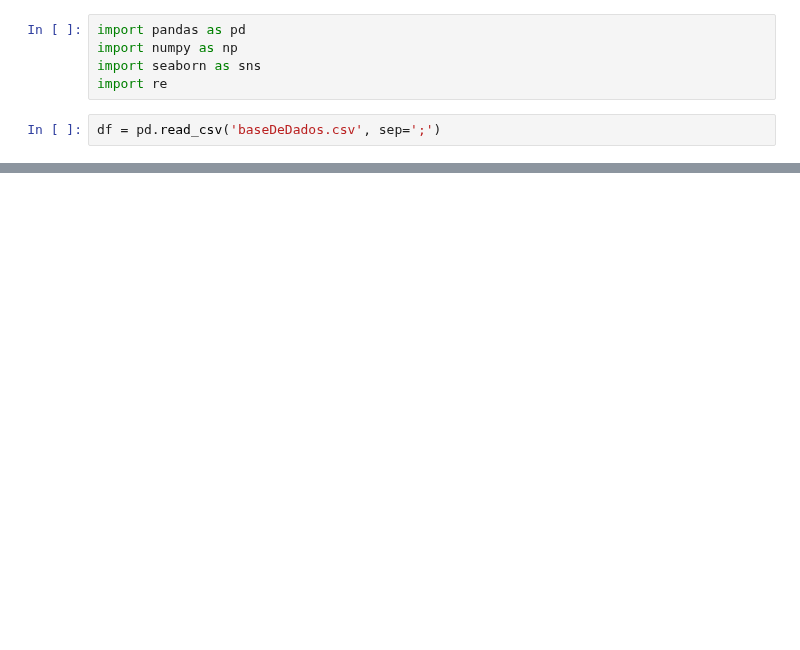
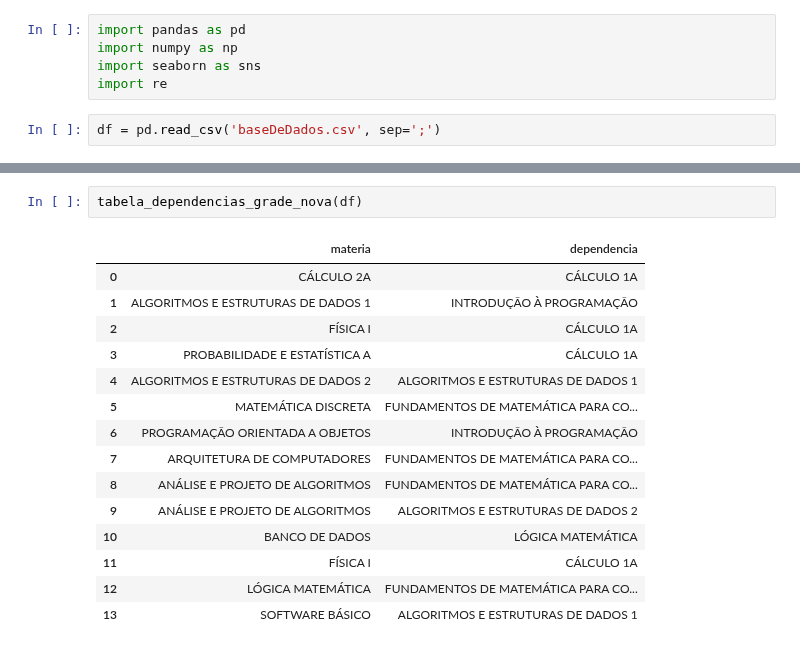
Before and after one commit to luanagbmartins/inteligencia-artificial, a Jupyter notebook: Módulo 5 - Algoritmos Genéticos/Rascunho.ipynb, the cells around one changed output, grey strips where cells are left out. Saved outputs shown, nothing was run; the diff lists cells and outputs as text; blank space fills up the shorter version.

```diff
--- a/Módulo 5 - Algoritmos Genéticos/Rascunho.ipynb
+++ b/Módulo 5 - Algoritmos Genéticos/Rascunho.ipynb
@@ -322,0 +412,18 @@ equivalencias = pd.DataFrame(equivalencias)
+# %%
+tabela_dependencias_grade_nova(df)
+# %% [output]
+|  | materia | dependencia |
+| 0 | CÁLCULO 2A | CÁLCULO 1A |
+| 1 | ALGORITMOS E ESTRUTURAS DE DADOS 1 | INTRODUÇÃO À PROGRAMAÇÃO |
+| 2 | FÍSICA I | CÁLCULO 1A |
+| 3 | PROBABILIDADE E ESTATÍSTICA A | CÁLCULO 1A |
+| 4 | ALGORITMOS E ESTRUTURAS DE DADOS 2 | ALGORITMOS E ESTRUTURAS DE DADOS 1 |
+| 5 | MATEMÁTICA DISCRETA | FUNDAMENTOS DE MATEMÁTICA PARA CO... |
+| 6 | PROGRAMAÇÃO ORIENTADA A OBJETOS | INTRODUÇÃO À PROGRAMAÇÃO |
+| 7 | ARQUITETURA DE COMPUTADORES | FUNDAMENTOS DE MATEMÁTICA PARA CO... |
+| 8 | ANÁLISE E PROJETO DE ALGORITMOS | FUNDAMENTOS DE MATEMÁTICA PARA CO... |
+| 9 | ANÁLISE E PROJETO DE ALGORITMOS | ALGORITMOS E ESTRUTURAS DE DADOS 2 |
+| 10 | BANCO DE DADOS | LÓGICA MATEMÁTICA |
+| 11 | FÍSICA I | CÁLCULO 1A |
+| 12 | LÓGICA MATEMÁTICA | FUNDAMENTOS DE MATEMÁTICA PARA CO... |
+| 13 | SOFTWARE BÁSICO | ALGORITMOS E ESTRUTURAS DE DADOS 1 |
```
Also changed, not shown: parts of 13 cells of this notebook.
